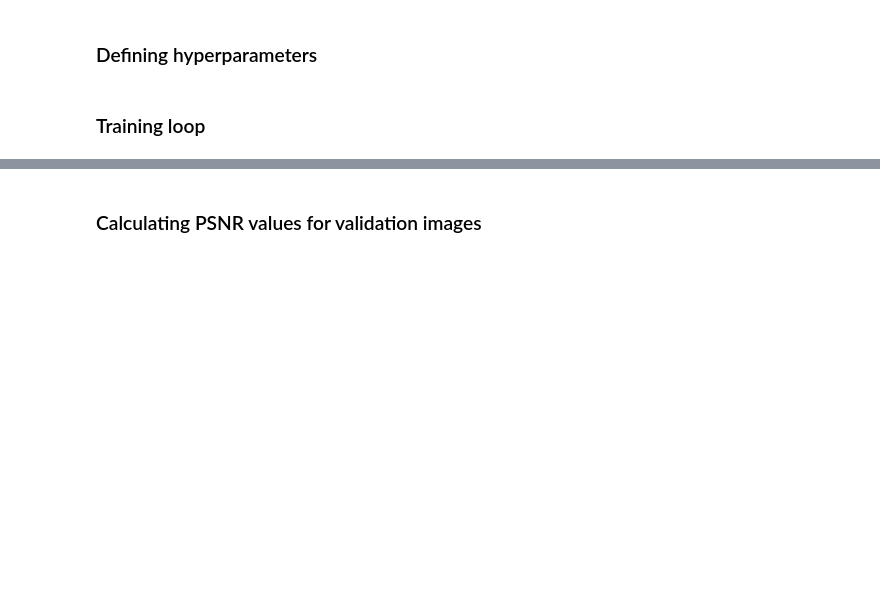
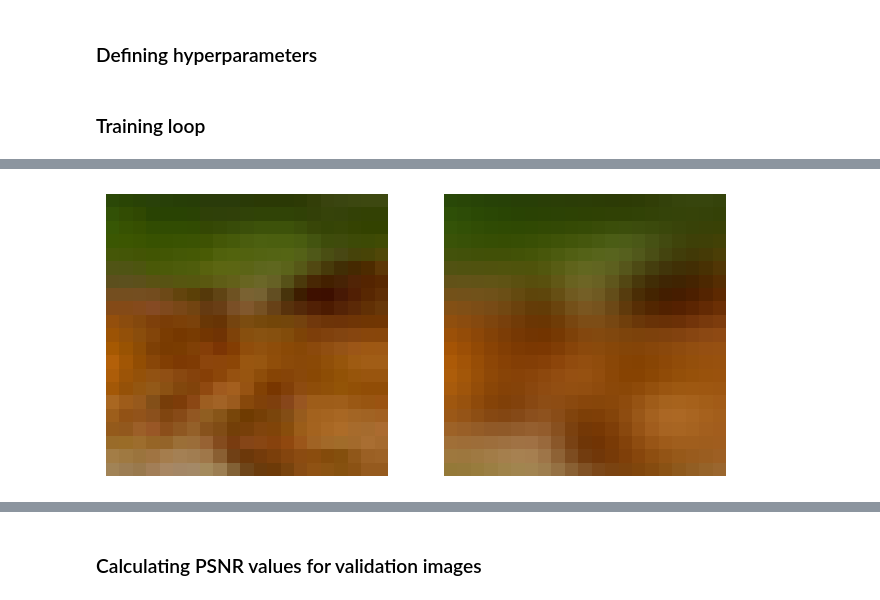
Before and after one commit to AdamAzuddin/SRCNN-PyTorch, a Jupyter notebook: train_srcnn.ipynb, the cells around one changed output, grey strips where cells are left out. Drawn from its saved outputs; the diff is of its cells as text; code cells hidden in the pictures; blank space fills up the shorter version.

```diff
--- a/train_srcnn.ipynb
+++ b/train_srcnn.ipynb
@@ -42,7 +92,7 @@ dataset = MyDataset('train.h5')
 train_loader = DataLoader(dataset, batch_size=128)
 
 dataset_test_set5 = MyDataset('test.h5')
-val_loader = DataLoader(dataset_test_set5, batch_size=1)
+val_loader = DataLoader(dataset_test_set5, batch_size=128)
 # %% [markdown]
 ### Defining the CNN model
 # %%
@@ -50,11 +100,11 @@ val_loader = DataLoader(dataset_test_set5, batch_size=1)
 class SRCNN(nn.Module):
     def __init__(self):
         super(SRCNN, self).__init__()
-        self.conv1 = nn.Conv2d(1, 64, kernel_size=9, stride=1, padding=0)  # Changed input channels to 1
+        self.conv1 = nn.Conv2d(3, 64, kernel_size=9, stride=1, padding=0)  # Changed input channels to 1
         self.relu1 = nn.ReLU()
         self.conv2 = nn.Conv2d(64, 32, kernel_size=1, stride=1, padding=0)
         self.relu2 = nn.ReLU()
-        self.conv3 = nn.Conv2d(32, 1, kernel_size=5, stride=1, padding=0)  # Changed output channels to 1
+        self.conv3 = nn.Conv2d(32, 3, kernel_size=5, stride=1, padding=0)  # Changed output channels to 1
 
         self._initialize_weights()
 
@@ -80,7 +130,6 @@ model = SRCNN()
 # %% [markdown]
 ### Defining hyperparameters
 # %%
-
 # Define different learning rates and multipliers for weights and biases
 learning_rates = {
     'conv1_weight': 1e-4 * 1.0,
@@ -97,13 +146,17 @@ for name, param in model.named_parameters():
     if name in learning_rates:
         lr = learning_rates[name]
     else:
-        lr = 0.0001  # Default learning rate for other parameters
+        lr = 0.001  # Default learning rate for other parameters
 
     param_groups.append({'params': param, 'lr': lr})
 
-optimizer = optim.SGD(param_groups, lr=0.0001, momentum=0.9, weight_decay=1e-4)
+#optimizer = optim.SGD(param_groups, lr=0.0001)
+#optimizer = optim.SGD(param_groups, lr=0.001, momentum=0.9,weight_decay=1e-4, nesterov=False)
+optimizer = optim.Adam( param_groups,lr=0.000001, weight_decay=1e-4)
 
 criterion = nn.MSELoss()
+criterion = criterion.to(device=device)
+criterion = nn.SmoothL1Loss()
 num_epochs = 10
 # %% [markdown]
 ### Training loop
@@ -144,11 +206,29 @@ Epoch 10, Loss: 0.034808737751753895
 # %%
 #Evaluate model on validation dataset
 model.eval()
 val_loss = 0.0
 for batch_idx, (val_inputs, val_labels) in enumerate(val_loader):
     val_outputs = model(val_inputs)
+    #val_outputs = torch.nn.functional.interpolate(outputs, size=(21,21), mode='bilinear', align_corners=False)
+    """ print(val_labels[0])
+    print(val_outputs[0]) """
+
     val_loss += criterion(val_outputs, val_labels).item()
+
+index_to_print = 5
+
+plt.figure(figsize=(8, 4))
+plt.subplot(1,2,1)
+plt.imshow(to_pil_image(val_labels[index_to_print]))
+plt.axis('off')
+
+plt.subplot(1,2,2)
+plt.imshow(to_pil_image(val_outputs[index_to_print]))
+plt.axis('off')
+
+plt.show()
 
 average_val_loss = val_loss / len(val_loader)
 print(f"Validation Loss: {average_val_loss}")
 # %% [output]
+[figure, added]
```
Also changed, not shown: parts of 9 cells of this notebook, 5 other files.
